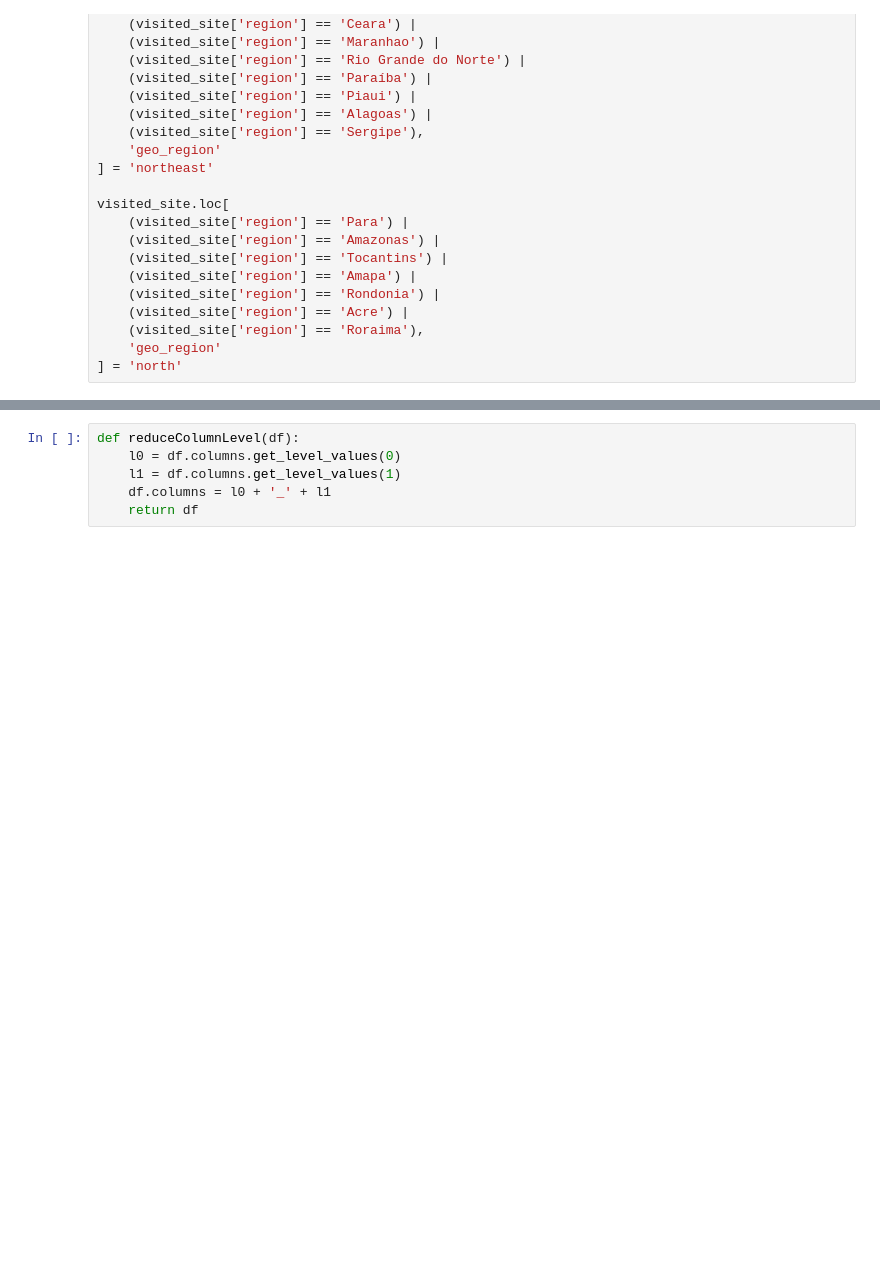
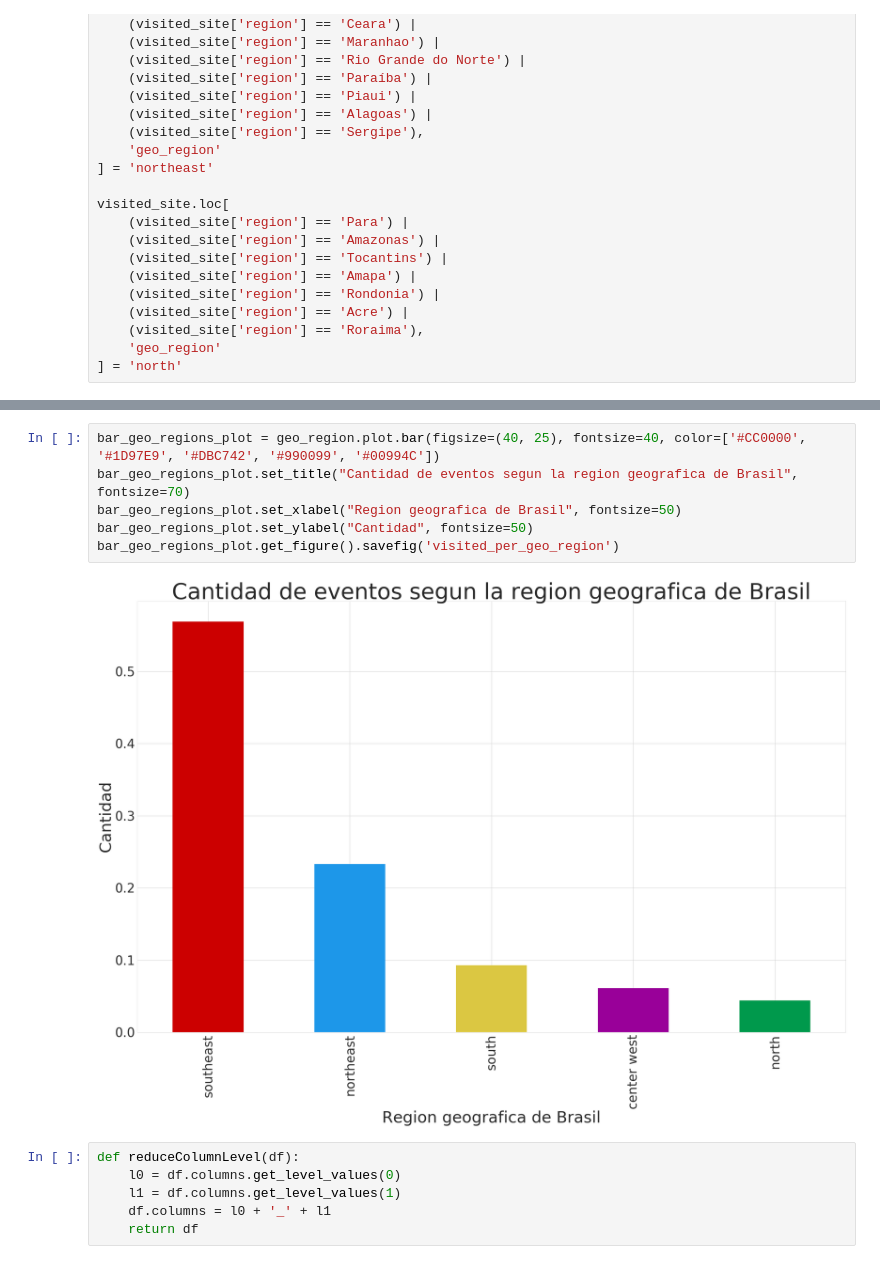
Before and after one commit to gabyrobles93/7506-TP1-Trocafone, a Jupyter notebook: analisis_so_y_dispositivos.ipynb, the cells around one changed output, grey strips where cells are left out. Saved outputs shown, nothing was run; the diff lists cells and outputs as text; blank space fills up the shorter version.

```diff
--- a/analisis_so_y_dispositivos.ipynb
+++ b/analisis_so_y_dispositivos.ipynb
@@ -756,3 +781,11 @@ Name: country, dtype: int64
+# %%
+bar_geo_regions_plot = geo_region.plot.bar(figsize=(40, 25), fontsize=40, color=['#CC0000', '#1D97E9', '#DBC742', '#990099', '#00994C'])
+bar_geo_regions_plot.set_title("Cantidad de eventos segun la region geografica de Brasil", fontsize=70)
+bar_geo_regions_plot.set_xlabel("Region geografica de Brasil", fontsize=50)
+bar_geo_regions_plot.set_ylabel("Cantidad", fontsize=50)
+bar_geo_regions_plot.get_figure().savefig('visited_per_geo_region')
+# %% [output]
+[figure, added]
 # %%
 def reduceColumnLevel(df):
     l0 = df.columns.get_level_values(0)
```
Also changed, not shown: parts of 4 cells of this notebook, 2 other files.
